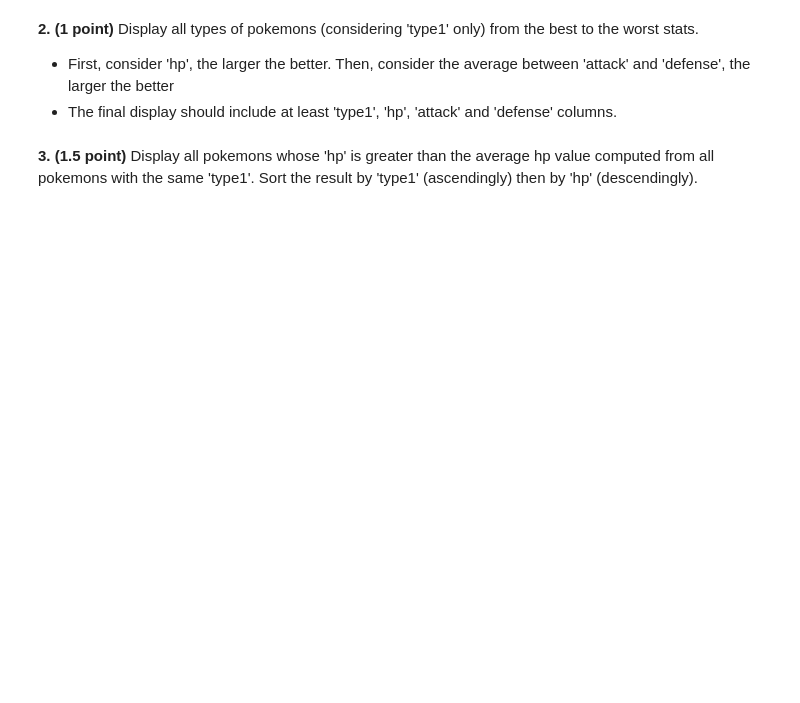
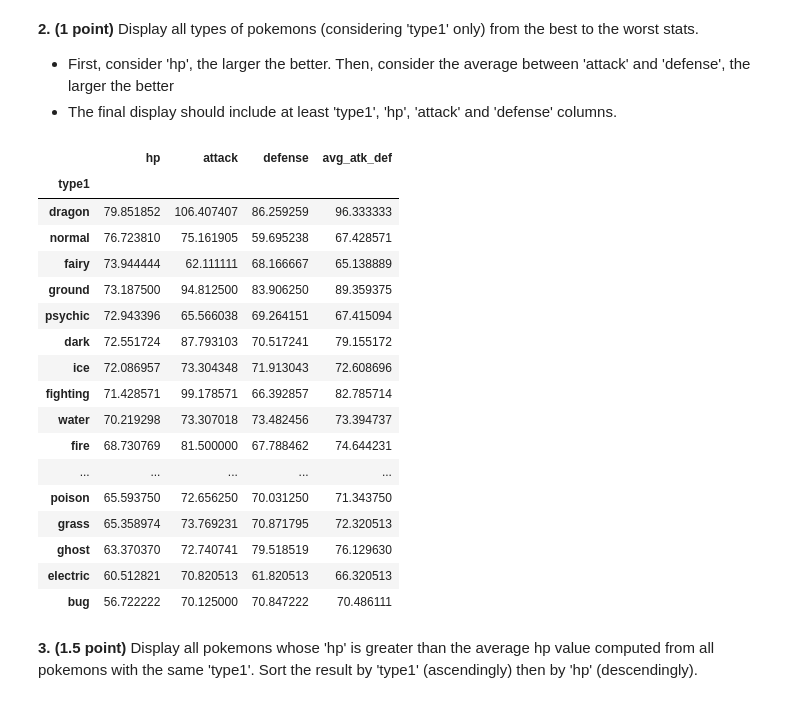
Before and after one commit to RatanakamonS/DADS5001-PART1, a Jupyter notebook: HW2_6620422002_Ratanakamon_Somklang.ipynb, the cells around one changed output. Saved outputs shown, nothing was run; the diff lists cells and outputs as text; code cells hidden in the pictures; blank space fills up the shorter version.

```diff
--- a/HW2_6620422002_Ratanakamon_Somklang.ipynb
+++ b/HW2_6620422002_Ratanakamon_Somklang.ipynb
@@ -29,6 +37,31 @@ Based on the 'type1' attribute, conclude the numbers of each pokemon type. Sort
 **2. (1 point)** Display all types of pokemons (considering 'type1' only) from the best to the worst stats.
   - First, consider 'hp', the larger the better. Then, consider the average between 'attack' and 'defense', the larger the better
   - The final display should include at least 'type1', 'hp', 'attack' and 'defense' columns.
+# %%
+type1_stats = df_pokemon.groupby('type1').agg({'hp': 'mean', 'attack': 'mean', 'defense': 'mean'})
+type1_stats['avg_atk_def'] = (type1_stats['attack'] + type1_stats['defense']) / 2
+
+sort = type1_stats.sort_values(['hp', 'avg_atk_def'], ascending=[False, False])
+sort
+# %% [output]
+|  | hp | attack | defense | avg_atk_def |
+| type1 |  |  |  |  |
+| dragon | 79.851852 | 106.407407 | 86.259259 | 96.333333 |
+| normal | 76.723810 | 75.161905 | 59.695238 | 67.428571 |
+| fairy | 73.944444 | 62.111111 | 68.166667 | 65.138889 |
+| ground | 73.187500 | 94.812500 | 83.906250 | 89.359375 |
+| psychic | 72.943396 | 65.566038 | 69.264151 | 67.415094 |
+| dark | 72.551724 | 87.793103 | 70.517241 | 79.155172 |
+| ice | 72.086957 | 73.304348 | 71.913043 | 72.608696 |
+| fighting | 71.428571 | 99.178571 | 66.392857 | 82.785714 |
+| water | 70.219298 | 73.307018 | 73.482456 | 73.394737 |
+| fire | 68.730769 | 81.500000 | 67.788462 | 74.644231 |
+| ... | ... | ... | ... | ... |
+| poison | 65.593750 | 72.656250 | 70.031250 | 71.343750 |
+| grass | 65.358974 | 73.769231 | 70.871795 | 72.320513 |
+| ghost | 63.370370 | 72.740741 | 79.518519 | 76.129630 |
+| electric | 60.512821 | 70.820513 | 61.820513 | 66.320513 |
+| bug | 56.722222 | 70.125000 | 70.847222 | 70.486111 |
 # %% [markdown]
 **3. (1.5 point)**
 Display all pokemons whose 'hp' is greater than the average hp value computed from all pokemons with the same 'type1'. Sort the result by 'type1' (ascendingly) then by 'hp' (descendingly).
```
Also changed, not shown: parts of 5 cells of this notebook.
